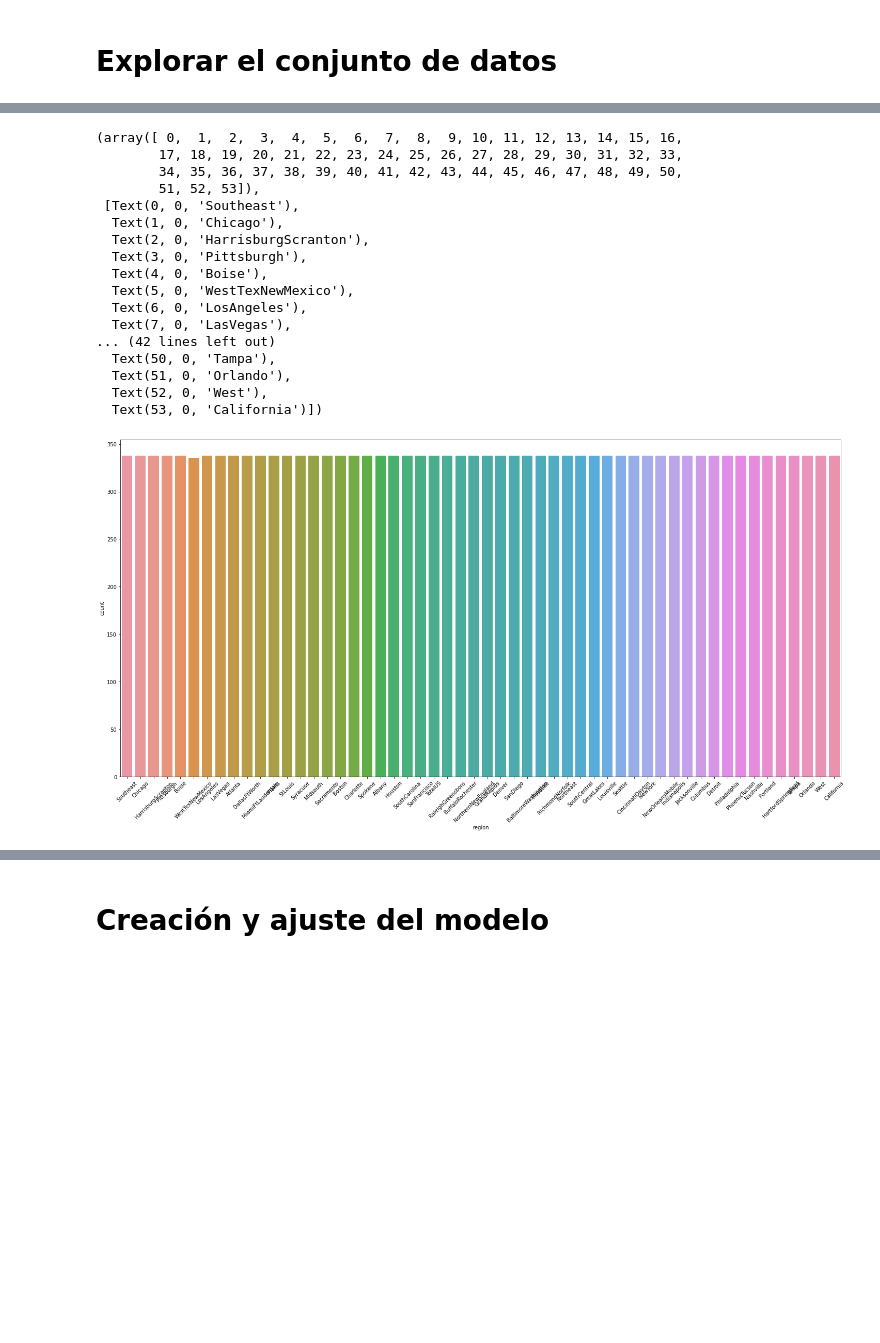
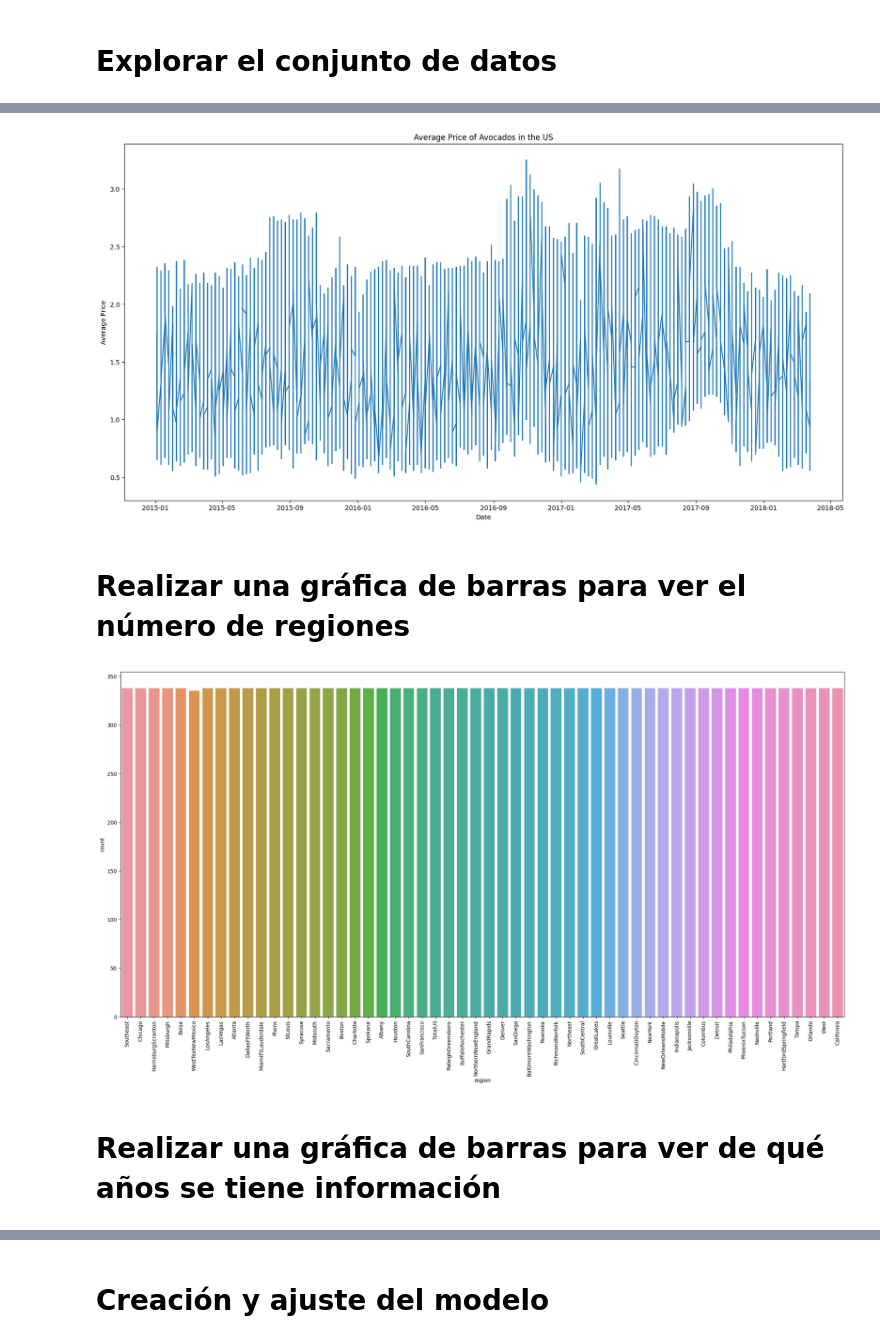
Before and after one commit to alegudiel/Lab9_DataScience, a Jupyter notebook: Lab 9 Prediccion precios aguacates.ipynb, the cells around one changed output, grey strips where cells are left out. Saved outputs shown, nothing was run; the diff lists cells and outputs as text; code cells hidden in the pictures; blank space fills up the shorter version.

```diff
--- a/Lab 9 Prediccion precios aguacates.ipynb
+++ b/Lab 9 Prediccion precios aguacates.ipynb
@@ -31,7 +34,7 @@ import seaborn as sns
 # %% [markdown]
 # Carga de datos
 # %%
-df = pd.read_csv("aguacates_EEUU.csv")
+df = pd.read_csv("aguacates_EEUU.csv", index_col= 'Unnamed: 0')
 # %% [markdown]
 # Explorar el conjunto de datos
 # %%
@@ -66,2 +60,4 @@ df.tail(20)
+# %%
+df['Date'] = pd.to_datetime(df['Date'])
 # %%
 df = df.sort_values("Date")
@@ -74,26 +83,24 @@ plt.plot(df['Date'], df['AveragePrice'])
+# %%
+plt.figure(figsize=(20,10))
+plt.plot(df['Date'], df['AveragePrice'])
+plt.xlabel('Date')
+plt.ylabel('Average Price')
+plt.title('Average Price of Avocados in the US')
+plt.savefig('./graphs/Average Price of Avocados in the US.png')
+plt.show()
+# %% [output]
+[figure, added]
+# %% [markdown]
+# Realizar una gráfica de barras para ver el número de regiones
 # %%
 plt.figure(figsize=[25,12])
 sns.countplot(x = 'region', data = df)
-plt.xticks(rotation = 45)
+plt.xticks(rotation = 90)
+plt.savefig('./graphs/Regions in dataset.png')
 # %% [output]
-(array([ 0,  1,  2,  3,  4,  5,  6,  7,  8,  9, 10, 11, 12, 13, 14, 15, 16,
-        17, 18, 19, 20, 21, 22, 23, 24, 25, 26, 27, 28, 29, 30, 31, 32, 33,
-        34, 35, 36, 37, 38, 39, 40, 41, 42, 43, 44, 45, 46, 47, 48, 49, 50,
-        51, 52, 53]),
- [Text(0, 0, 'Southeast'),
-  Text(1, 0, 'Chicago'),
-  Text(2, 0, 'HarrisburgScranton'),
-  Text(3, 0, 'Pittsburgh'),
-  Text(4, 0, 'Boise'),
-  Text(5, 0, 'WestTexNewMexico'),
-  Text(6, 0, 'LosAngeles'),
-  Text(7, 0, 'LasVegas'),
-... (42 lines left out)
-  Text(50, 0, 'Tampa'),
-  Text(51, 0, 'Orlando'),
-  Text(52, 0, 'West'),
-  Text(53, 0, 'California')])
-[figure, old version]
+[figure, new version]
+# %% [markdown]
+# Realizar una gráfica de barras para ver de qué años se tiene información
 # %%
 plt.figure(figsize=[25,12])
 sns.countplot(x = 'year', data = df)
```
Also changed, not shown: parts of 36 cells of this notebook.
